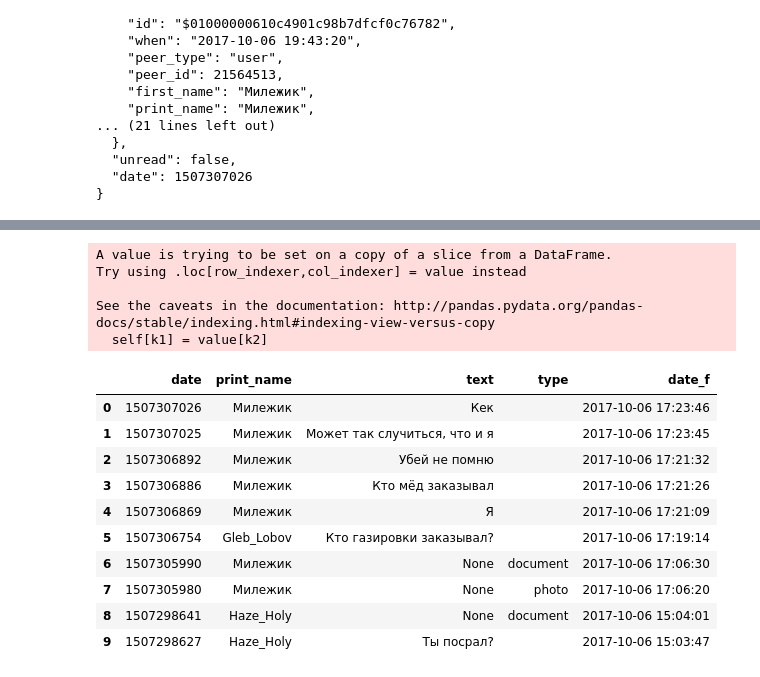
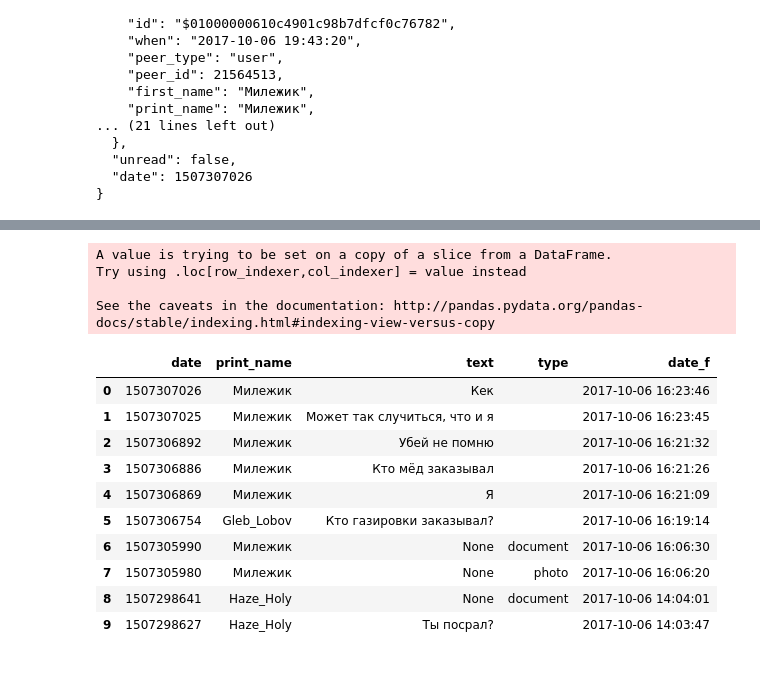
Before and after one commit to lobzison/Analysis-of-nyet, a Jupyter notebook: Nyet+analysis+0.1.ipynb, the cells around one changed output, grey strips where cells are left out. Cells and saved outputs as stored; diff of their text form; code cells hidden in the pictures.

```diff
--- a/Nyet+analysis+0.1.ipynb
+++ b/Nyet+analysis+0.1.ipynb
@@ -95,28 +95,29 @@ df.head(10)
 # %%
 import datetime
 
 
 df2 = []
 df2 = df[['date', 'print_name', 'text', 'type']]
 
-time_format = lambda x: datetime.datetime.fromtimestamp(x).strftime('%Y-%m-%d %H:%M:%S')
+#this works, but pandas method is shorter and creates pandas datatimelike
+#time_format = lambda x: datetime.datetime.fromtimestamp(x).strftime('%Y-%m-%d %H:%M:%S')
+#df2[['date_f']] = df2[['date']].applymap(time_format)
 
-df2[['date_f']] = df2[['date']].applymap(time_format)
+df2["date_f"] = pd.to_datetime(df2["date"], unit='s')
 df2.head(10)
 # %% [output]
 A value is trying to be set on a copy of a slice from a DataFrame.
 Try using .loc[row_indexer,col_indexer] = value instead
 
 See the caveats in the documentation: http://pandas.pydata.org/pandas-docs/stable/indexing.html#indexing-view-versus-copy
-  self[k1] = value[k2]
 |  | date | print_name | text | type | date_f |
-| 0 | 1507307026 | Милежик | Кек |  | 2017-10-06 17:23:46 |
-| 1 | 1507307025 | Милежик | Может так случиться, что и я |  | 2017-10-06 17:23:45 |
-| 2 | 1507306892 | Милежик | Убей не помню |  | 2017-10-06 17:21:32 |
-| 3 | 1507306886 | Милежик | Кто мёд заказывал |  | 2017-10-06 17:21:26 |
-| 4 | 1507306869 | Милежик | Я |  | 2017-10-06 17:21:09 |
-| 5 | 1507306754 | Gleb_Lobov | Кто газировки заказывал? |  | 2017-10-06 17:19:14 |
-| 6 | 1507305990 | Милежик | None | document | 2017-10-06 17:06:30 |
-| 7 | 1507305980 | Милежик | None | photo | 2017-10-06 17:06:20 |
-| 8 | 1507298641 | Haze_Holy | None | document | 2017-10-06 15:04:01 |
-| 9 | 1507298627 | Haze_Holy | Ты посрал? |  | 2017-10-06 15:03:47 |
+| 0 | 1507307026 | Милежик | Кек |  | 2017-10-06 16:23:46 |
+| 1 | 1507307025 | Милежик | Может так случиться, что и я |  | 2017-10-06 16:23:45 |
+| 2 | 1507306892 | Милежик | Убей не помню |  | 2017-10-06 16:21:32 |
+| 3 | 1507306886 | Милежик | Кто мёд заказывал |  | 2017-10-06 16:21:26 |
+| 4 | 1507306869 | Милежик | Я |  | 2017-10-06 16:21:09 |
+| 5 | 1507306754 | Gleb_Lobov | Кто газировки заказывал? |  | 2017-10-06 16:19:14 |
+| 6 | 1507305990 | Милежик | None | document | 2017-10-06 16:06:30 |
+| 7 | 1507305980 | Милежик | None | photo | 2017-10-06 16:06:20 |
+| 8 | 1507298641 | Haze_Holy | None | document | 2017-10-06 14:04:01 |
+| 9 | 1507298627 | Haze_Holy | Ты посрал? |  | 2017-10-06 14:03:47 |
```
Also changed, not shown: parts of 6 cells of this notebook.
